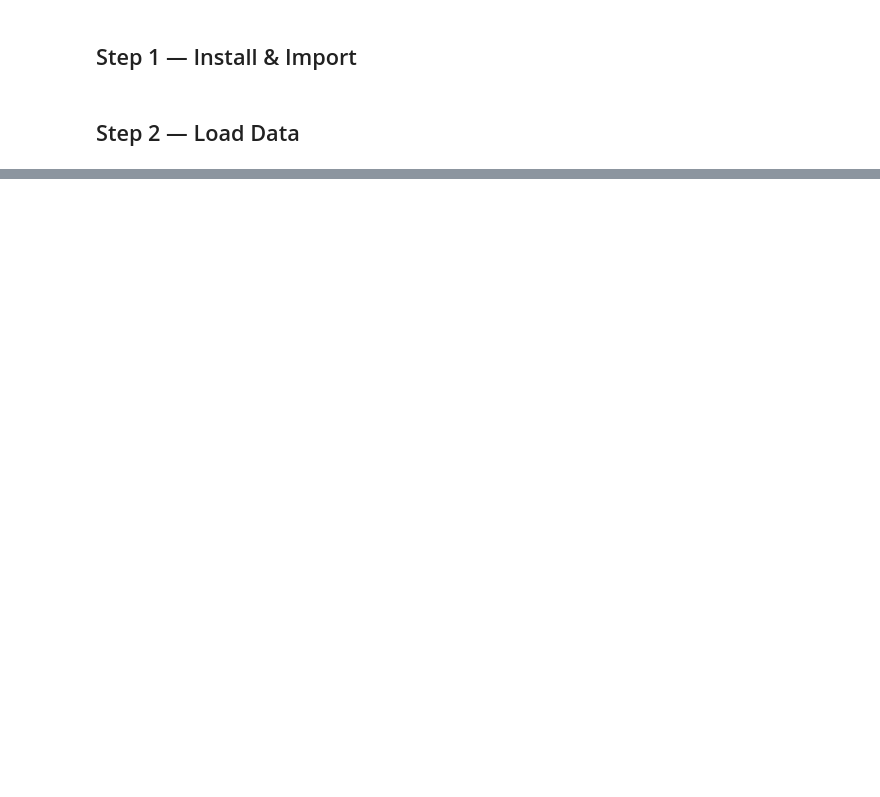
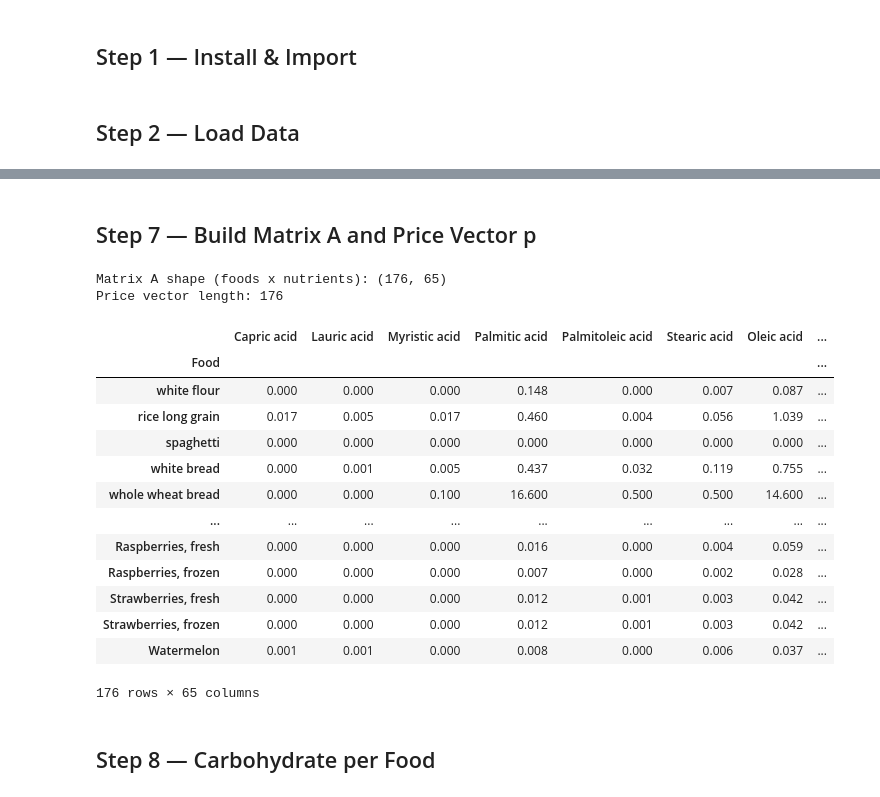
Before and after one commit to melon0420/Justus-von-Liebig, a Jupyter notebook: Code Review.ipynb, the cells around one changed output, grey strips where cells are left out. Saved outputs shown, nothing was run; the diff lists cells and outputs as text; code cells hidden in the pictures; blank space fills up the shorter version.

Commit message:
added code review but missing price

```diff
--- a/Code Review.ipynb
+++ b/Code Review.ipynb
@@ -22,0 +419,18 @@ FileNotFoundError: [Errno 2] No such file or directory: 'foods_with_fcd_id.csv'
+# %%
+unit_map = {
+    'pound'  : 453.592,
+    'pound ' : 453.592,
+    'oz'     : 28.3495,
+    'gallon' : 3785.41,
+    'egg'    : 50.0,
+}
+
+def get_price_per_100g(row):
+    unit  = str(row['Units']).lower().strip()
+    grams = unit_map.get(unit, 453.592)
+    return (row['Price'] / (row['Quantity'] * grams)) * 100
+
+foods['price_per_100g'] = foods.apply(get_price_per_100g, axis=1)
+
+print('Price per 100g sample:')
+foods[['Food', 'Units', 'Price', 'price_per_100g']].head(10)
@@ -22,0 +452,12 @@ FileNotFoundError: [Errno 2] No such file or directory: 'foods_with_fcd_id.csv'
+# %%
+final_df = foods.merge(
+    nutrients,
+    left_on='Matched_Desc',
+    right_on='Ingredient description',
+    how='left'
+)
+
+final_df = final_df.fillna(0)
+
+print(f'Merged shape: {final_df.shape}')
+final_df[['Food', 'Matched_Desc', 'price_per_100g']].head(10)
@@ -22,0 +477,33 @@ FileNotFoundError: [Errno 2] No such file or directory: 'foods_with_fcd_id.csv'
+# %% [markdown]
+## Step 7 — Build Matrix A and Price Vector p
+# %%
+non_nutrient_cols = list(foods.columns) + ['Matched_Desc', 'ingred_code',
+                                            'Ingredient description', 'Ingredient_clean']
+
+nutrient_cols = [c for c in final_df.columns if c not in non_nutrient_cols]
+
+matrix_A = final_df.set_index('Food')[nutrient_cols]
+price_p   = final_df.set_index('Food')['price_per_100g']
+
+print('Matrix A shape (foods x nutrients):', matrix_A.shape)
+print('Price vector length:', len(price_p))
+matrix_A
+# %% [output]
+Matrix A shape (foods x nutrients): (176, 65)
+Price vector length: 176
+|  | Capric acid | Lauric acid | Myristic acid | Palmitic acid | Palmitoleic acid | Stearic acid | Oleic acid | ... |
+| Food |  |  |  |  |  |  |  | ... |
+| white flour | 0.000 | 0.000 | 0.000 | 0.148 | 0.000 | 0.007 | 0.087 | ... |
+| rice long grain | 0.017 | 0.005 | 0.017 | 0.460 | 0.004 | 0.056 | 1.039 | ... |
+| spaghetti | 0.000 | 0.000 | 0.000 | 0.000 | 0.000 | 0.000 | 0.000 | ... |
+| white bread | 0.000 | 0.001 | 0.005 | 0.437 | 0.032 | 0.119 | 0.755 | ... |
+| whole wheat bread | 0.000 | 0.000 | 0.100 | 16.600 | 0.500 | 0.500 | 14.600 | ... |
+| ... | ... | ... | ... | ... | ... | ... | ... | ... |
+| Raspberries, fresh | 0.000 | 0.000 | 0.000 | 0.016 | 0.000 | 0.004 | 0.059 | ... |
+| Raspberries, frozen | 0.000 | 0.000 | 0.000 | 0.007 | 0.000 | 0.002 | 0.028 | ... |
+| Strawberries, fresh | 0.000 | 0.000 | 0.000 | 0.012 | 0.001 | 0.003 | 0.042 | ... |
+| Strawberries, frozen | 0.000 | 0.000 | 0.000 | 0.012 | 0.001 | 0.003 | 0.042 | ... |
+| Watermelon | 0.001 | 0.001 | 0.000 | 0.008 | 0.000 | 0.006 | 0.037 | ... |
+176 rows × 65 columns
+# %% [markdown]
+## Step 8 — Carbohydrate per Food
```
Also changed, not shown: parts of 24 cells of this notebook, 2 other files.
